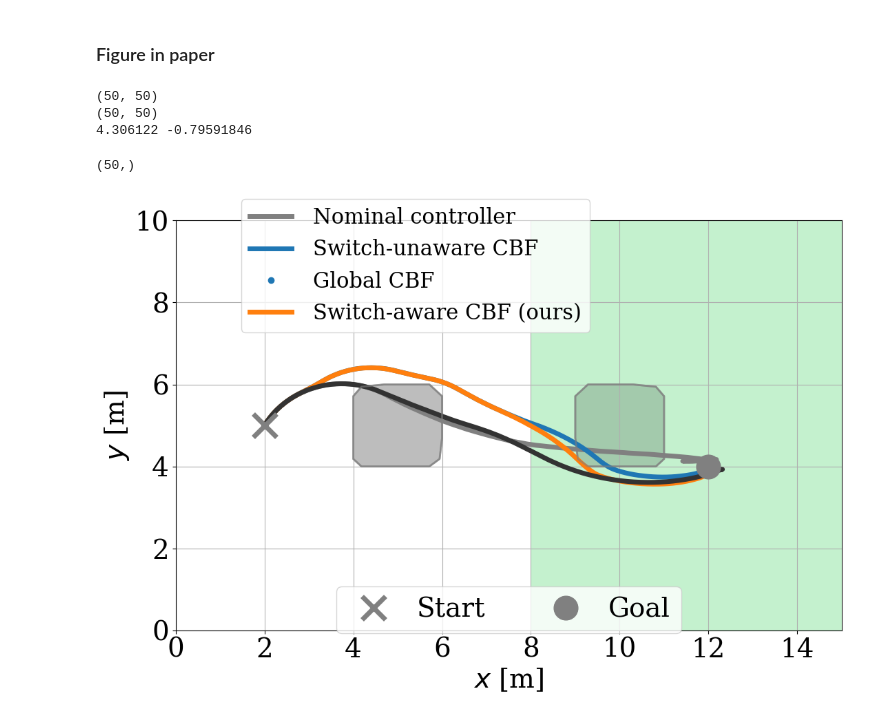
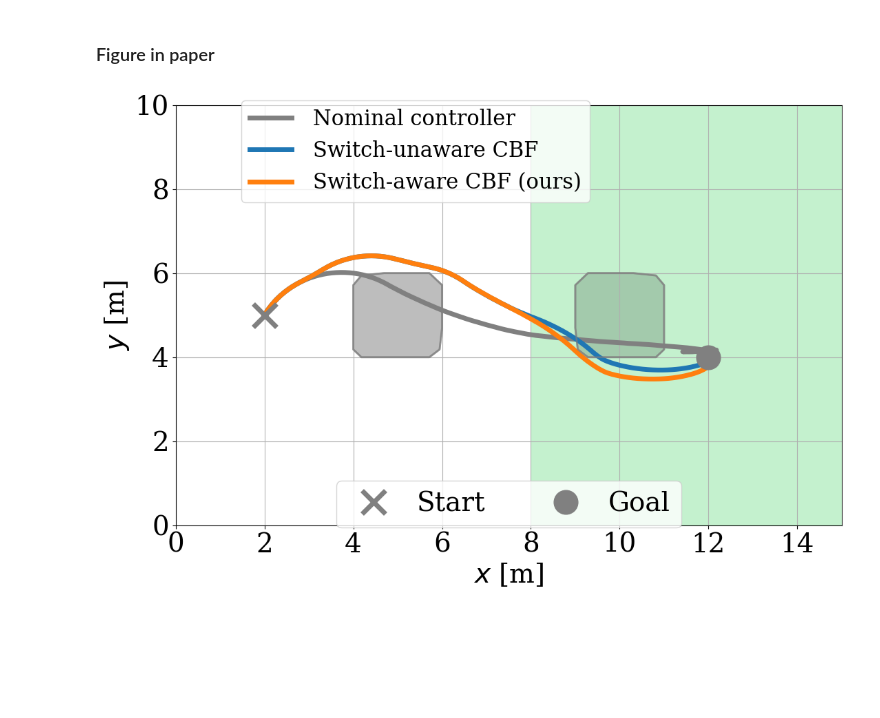
Before and after one commit to shuoyang2000/hybrid-local-CBFs, a Jupyter notebook: examples/dubins-car.ipynb, the cells around one changed output. Saved outputs shown, nothing was run; the diff lists cells and outputs as text; code cells hidden in the pictures; blank space fills up the shorter version.

Commit message:
finish refactoring dubins

```diff
--- a/examples/dubins-car.ipynb
+++ b/examples/dubins-car.ipynb
@@ -355,4 +354,6 @@ n_sims_per_start = 1
 t_sim = 10 * 2.0
 target_height = 4.
 mid_target_position = 10.5
+final_target_position = 12
+assert switch_position < mid_target_position, "middle policy cannot be used since switching happends after middle target"
 # %% [markdown]
@@ -439,3 +420,20 @@ else:
+# %%
+experiment = RolloutTrajectory('dubins', start_x=x0, n_sims_per_start=n_sims_per_start, t_sim=t_sim)
+use_hybrid_mode = True
+
+# run the results, takes around 5 mins on desktop
+
+logging.getLogger('cbf_opt').setLevel(level=logging.ERROR)  # Surpresses warnings
+
+results_df_hybrid, jump_state, traj_all = experiment.run_hybrid_dubins(dyn,
+                                                                       {'Nominal': nom_policy_tar_mid,
+                                                                        'Baseline': dubins_asif_ws_tar_dry_mid,
+                                                                        'Refined': dubins_asif_ws_refined_mid},
+                                                                       {'Nominal': nom_policy_tar_final,
+                                                                        'Baseline': dubins_asif_ws_tar_wet_final,
+                                                                        'Refined': dubins_asif_ws_tar_wet_final},
+                                                                        switch_position)
+results_df = results_df_hybrid.copy()
 # %% [markdown]
 ### Visualizing the results
 # %%
@@ -485,19 +468,12 @@ offset = 0
 # %%
+save_figure = True
+offset = 0
+
+# to visualize switching areas
 surface_values = target_values_hjr_dry[-1][..., offset]
 index_switch = int((switch_position - low_bound) / (upp_bound - low_bound) * resolution_bound)
 rest_index = resolution_bound - index_switch
 surface_values = jnp.concatenate((- jnp.ones((resolution_bound, index_switch)), jnp.ones((resolution_bound, rest_index))), axis=1)
-print(surface_values.shape)
-print(obstacle_all[..., offset, offset].shape)
-print(obstacle_all[20, 30, offset, offset], obstacle_all[20, 20, offset, offset])
-# %% [output]
-(50, 50)
-(50, 50)
-4.306122 -0.79591846
-# %%
-print(grid.coordinate_vectors[0].shape)
-# %% [output]
-(50,)
 # %%
 fig_comb, axs = plt.subplots(1, 1, figsize=(12, 8), sharey=True)
 proxy = []
@@ -509,61 +485,44 @@ ax.contour(grid.coordinate_vectors[1], grid.coordinate_vectors[0], obstacle_all[
            levels=[0], alpha=0.6, colors='grey', linewidths=2)
 cs = ax.contourf(grid.coordinate_vectors[1], grid.coordinate_vectors[0], surface_values,
                  levels=[0, 50], colors=alt_colors[2], alpha=0.3)
-# cont = ax.contour(grid.coordinate_vectors[1], grid.coordinate_vectors[0],
-#                    target_values_0[0][..., offset], levels=[0], colors=colors, linewidths=6, alpha=0.6)
-# cont = ax.contour(grid.coordinate_vectors[1], grid.coordinate_vectors[0],
-#                    target_values_0[5][..., offset], levels=[0], colors=colors, linewidths=6, alpha=0.4)
-# cont = ax.contour(grid.coordinate_vectors[1], grid.coordinate_vectors[0],
-#                    target_values_0[10][..., offset], levels=[0], colors=colors, linewidths=6, alpha=0.2)
-# cont = ax.contour(grid.coordinate_vectors[1], grid.coordinate_vectors[0],
-#                    target_values_0[-1][..., offset], levels=[0], colors=np.array([colors[-1]]), linewidths=6)
 
 ax.grid()
 ax.set_xlabel("$x$ [m]")
 ax.set_ylabel('$y$ [m]')
 ax.set_xlim([0, 15])
 ax.set_ylim([0, 10])
-# ax.set_title(r"Iterations of CBF's safe set ($\theta=-\pi / 2$ slice)")
 ax = axs
 ss_experiment.plot(dyn, updated_df, ax=ax, color=chosen_colors, add_direction=False)
 ax.grid(True)
 ax.set_xlim([0, 15])
 ax.set_ylim([0, 10])
-# ax.lines[3].set_linestyle((0, (5, 5, 1, 5)))
 pal = sns.color_palette("colorblind")
 sns.set_palette("colorblind")
 
 l1 = ax.plot(x0[0], x0[1], 'x', markersize=25, mew=5, color='grey')
-# l2 = ax.plot(opt_ctrl2.target[0], opt_ctrl2.target[1], 'o', markersize=25, color='grey', alpha=1)
-l2 = ax.plot(opt_ctrl3.target[0], opt_ctrl3.target[1], 'o', markersize=25, color='grey', alpha=1)
+l2 = ax.plot(opt_ctrl_final.target[0], opt_ctrl_final.target[1], 'o', markersize=25, color='grey', alpha=1)
 miscs = [l1, l2]
 ax.contourf(grid.coordinate_vectors[1], grid.coordinate_vectors[0], obstacle_all[..., 0, 0].T, levels=[-10, 0],
             colors='grey', alpha=.3)
 ax.contour(grid.coordinate_vectors[1], grid.coordinate_vectors[0], obstacle_all[..., 0, 0].T, levels=[0],
            colors='grey', alpha=.6, linewidths=2)
 ax.set_ylabel("$y$ [m]")
 ax.set_xlabel("$x$ [m]")
-# axs[1].set_title('Trajectories with safety filter')
-# leg = axs[0].legend([misc[0] for misc in miscs], ['Start', 'Goals'], ncol=2, bbox_to_anchor=[.5, 0.05], loc='center',
-#                     frameon=True, handletextpad=0.6)
-# axs[0].add_artist(leg)
-
-# axs[0].plot(x0[0], x0[1], 'x', markersize=25, mew=5, color='grey')
-# # axs[0].plot(target2[0], target2[1], 'o', markersize=25, mew=5, color='grey')
-# axs[0].plot(target3[0], target3[1], 'o', markersize=25, mew=5, color='grey')
 
 leg = ax.legend([misc[0] for misc in miscs], ['Start', 'Goal'], ncol=2, bbox_to_anchor=[.5, 0.05], loc='center',
                     frameon=True, handletextpad=0.6)
-ax.legend([ax.lines[0], ax.lines[3], ax.lines[4], ax.lines[6]], ["Nominal controller", "Switch-unaware CBF", "Global CBF", "Switch-aware CBF (ours)"],
+ax.legend([ax.lines[0], ax.lines[3], ax.lines[6]], ["Nominal controller", "Switch-unaware CBF", "Switch-aware CBF (ours)"],
                fontsize="22", bbox_to_anchor=[.36, 0.89], ncol=1, columnspacing=0.5, handletextpad=1.0, loc='center', frameon=True)
 ax.add_artist(leg)
 ax.contourf(grid.coordinate_vectors[1], grid.coordinate_vectors[0], surface_values,
                  levels=[0, 50], colors=alt_colors[2], alpha=0.3)
 
 fig_comb.tight_layout()
 plt.subplots_adjust(wspace=0.05, hspace=0)
 
+results_path = '../paper_results'
+
 if save_figure:
-    plt.savefig("dubins.png", dpi=400, bbox_inches='tight')
+    plt.savefig(results_path + "/dubins.png", dpi=400, bbox_inches='tight')
 # %% [output]
-[figure, old version]
+[figure, new version]
```
Also changed, not shown: parts of 24 cells of this notebook, 2 other files.
